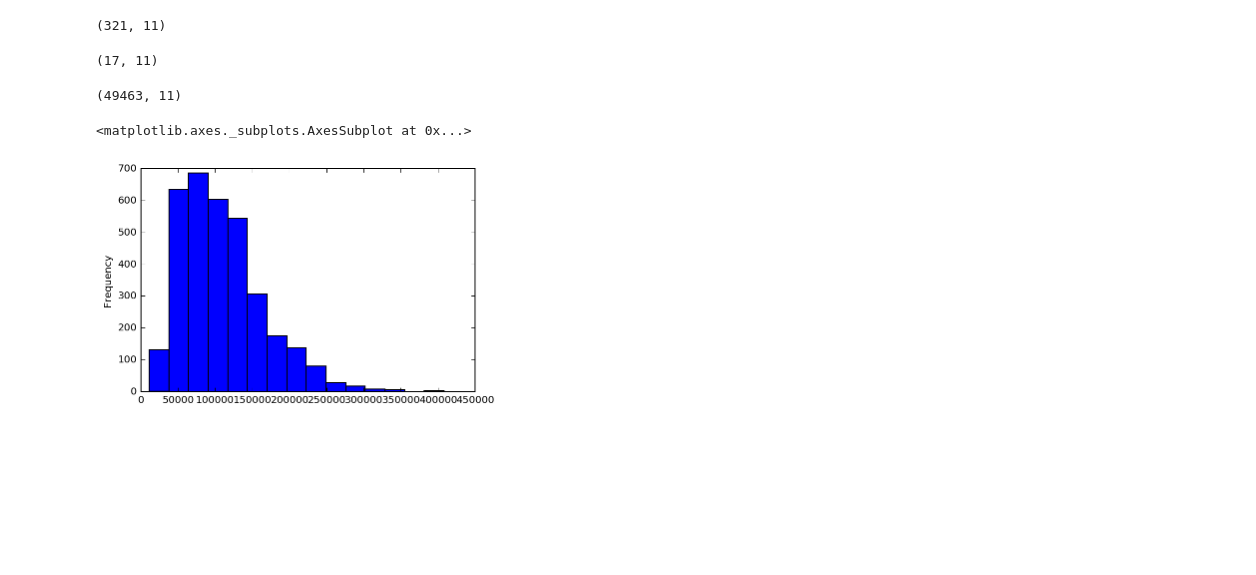
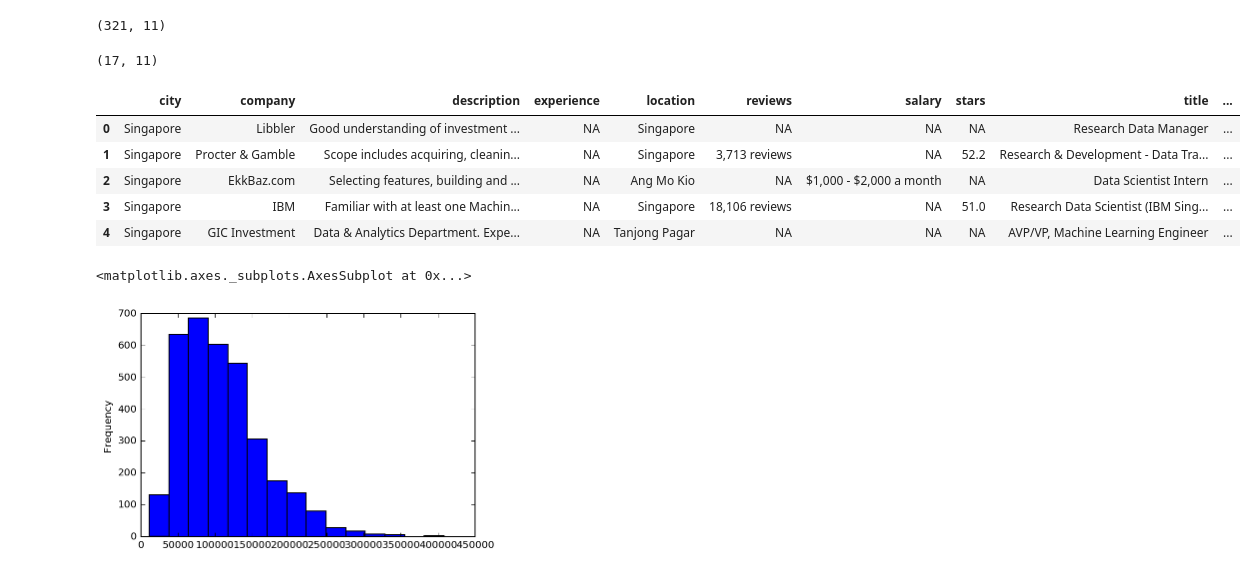
Before and after one commit to melvinperera/DSI-Projects, a Jupyter notebook: Project 4/Project 4 Cleaning and Modelling.ipynb, the cells around one changed output. Saved outputs shown, nothing was run; the diff lists cells and outputs as text; code cells hidden in the pictures; blank space fills up the shorter version.

```diff
--- a/Project 4/Project 4 Cleaning and Modelling.ipynb
+++ b/Project 4/Project 4 Cleaning and Modelling.ipynb
@@ -135,9 +135,14 @@ dfhk_withsalary.shape
 # %%
 dfconsolidated = pd.concat([dfsg, dfuk, dfus, dfau, dfca, dfhk])
 # %%
-dfconsolidated.shape
+dfconsolidated.head()
 # %% [output]
-(49463, 11)
+|  | city | company | description | experience | location | reviews | salary | stars | title | ... |
+| 0 | Singapore | Libbler | Good understanding of investment ... | NA | Singapore | NA | NA | NA | Research Data Manager | ... |
+| 1 | Singapore | Procter & Gamble | Scope includes acquiring, cleanin... | NA | Singapore | 3,713 reviews | NA | 52.2 | Research & Development - Data Tra... | ... |
+| 2 | Singapore | EkkBaz.com | Selecting features, building and ... | NA | Ang Mo Kio | NA | $1,000 - $2,000 a month | NA | Data Scientist Intern | ... |
+| 3 | Singapore | IBM | Familiar with at least one Machin... | NA | Singapore | 18,106 reviews | NA | 51.0 | Research Data Scientist (IBM Sing... | ... |
+| 4 | Singapore | GIC Investment | Data & Analytics Department. Expe... | NA | Tanjong Pagar | NA | NA | NA | AVP/VP, Machine Learning Engineer | ... |
 # %%
 dfconsolidated_withsalary = pd.concat([dfsg_withsalary, dfuk_withsalary,dfus_withsalary,dfau_withsalary,dfca_withsalary, dfhk_withsalary])
 # %%
```
Also changed, not shown: parts of 41 cells of this notebook.
